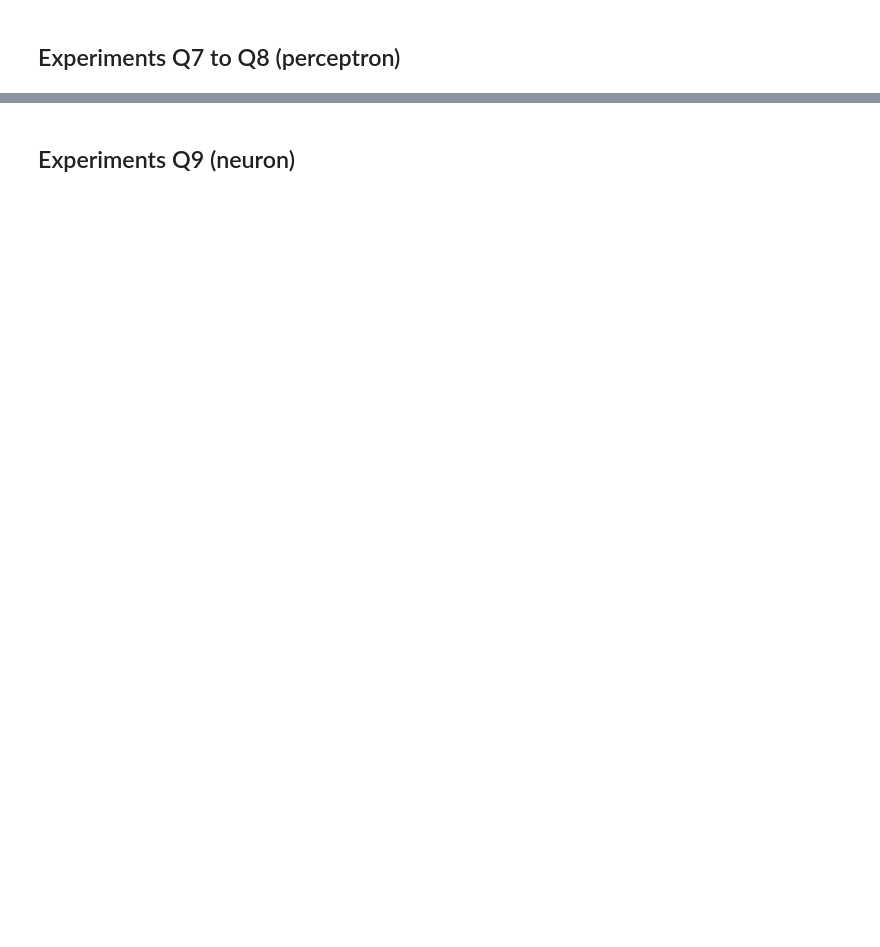
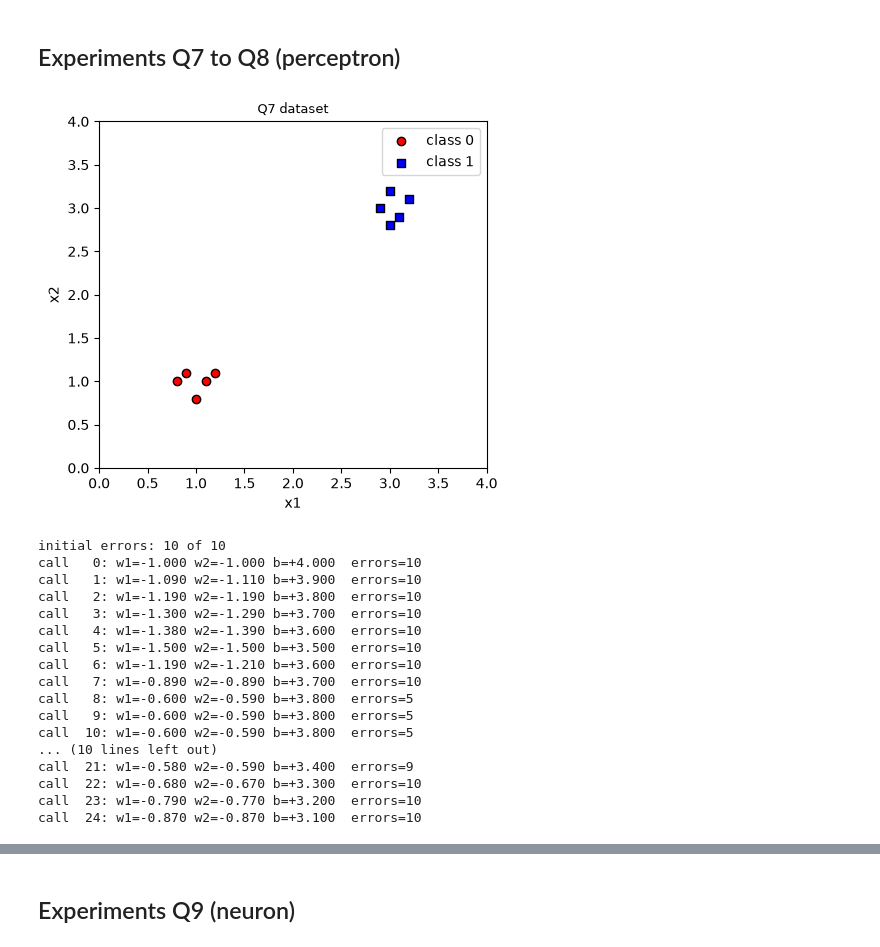
Before and after one commit to JonathanSchwenk/cs6220_HW3, a Jupyter notebook: homework_3.ipynb, the cells around one changed output, grey strips where cells are left out. Saved outputs shown, nothing was run; the diff lists cells and outputs as text; code cells hidden in the pictures; blank space fills up the shorter version.

```diff
--- a/homework_3.ipynb
+++ b/homework_3.ipynb
@@ -9,2 +532,67 @@
 # %% [markdown]
 ## Experiments Q7 to Q8 (perceptron)
+# %%
+# --- Dataset from the assignment: schema (x1, x2, y) ---
+data = [(0.9, 1.1, 0), (1.0, 0.8, 0), (1.1, 1.0, 0), (0.8, 1.0, 0), (1.2, 1.1, 0),
+        (3.1, 2.9, 1), (3.0, 3.2, 1), (2.9, 3.0, 1), (3.2, 3.1, 1), (3.0, 2.8, 1)]
+
+def count_errors(data, w1, w2, b):
+    """Number of misclassified records (same z >= 0 -> class 1 rule as train_perceptron)."""
+    return sum((1 if w1 * x1 + w2 * x2 + b >= 0 else 0) != y for x1, x2, y in data)
+
+def run_perceptron(data, lr, init, epochs):
+    """Call train_perceptron on records one by one. Returns a history of
+    (w1, w2, b, errors on the WHOLE dataset); entry 0 is the initial state,
+    entry i is the state after the i-th call."""
+    w1, w2, b = init
+    history = [(w1, w2, b, count_errors(data, w1, w2, b))]
+    for _ in range(epochs):
+        for record in data:                       # records in the given order
+            w1, w2, b = train_perceptron(record, lr, w1, w2, b)
+            history.append((w1, w2, b, count_errors(data, w1, w2, b)))
+    return history
+
+def plot_boundary(ax, data, w1, w2, b, title):
+    """Scatter the data and draw the line w1*x1 + w2*x2 + b = 0."""
+    pts = np.array([(x1, x2) for x1, x2, _ in data])
+    labels = np.array([y for _, _, y in data])
+    ax.scatter(*pts[labels == 0].T, c="red", marker="o", edgecolor="k", label="class 0")
+    ax.scatter(*pts[labels == 1].T, c="blue", marker="s", edgecolor="k", label="class 1")
+    xx, yy = np.meshgrid(np.linspace(0, 4, 200), np.linspace(0, 4, 200))
+    ax.contour(xx, yy, w1 * xx + w2 * yy + b, levels=[0], colors="green", linewidths=2)
+    ax.set_xlim(0, 4); ax.set_ylim(0, 4)
+    ax.set_xlabel("x1"); ax.set_ylabel("x2"); ax.set_title(title, fontsize=9)
+
+# 1. Scatterplot of the dataset
+fig, ax = plt.subplots(figsize=(5, 4.5))
+plot_boundary(ax, data, 0, 0, 1, "Q7 dataset")   # w=0 -> no line is drawn
+ax.legend()
+plt.show()
+
+# 2. A worst-case start: z = -x1 - x2 + 4 puts class 0 on the "1" side and class 1 on the "0" side
+init = (-1.0, -1.0, 4.0)
+print("initial errors:", count_errors(data, *init), "of", len(data))
+
+# 3. Train, one record per call, error on the full dataset after every call
+history = run_perceptron(data, lr=0.1, init=init, epochs=30)
+for i, (w1, w2, b, err) in enumerate(history[:25]):
+    print(f"call {i:>3}: w1={w1:+.3f} w2={w2:+.3f} b={b:+.3f}  errors={err}")
+# %% [output]
+[figure, added]
+initial errors: 10 of 10
+call   0: w1=-1.000 w2=-1.000 b=+4.000  errors=10
+call   1: w1=-1.090 w2=-1.110 b=+3.900  errors=10
+call   2: w1=-1.190 w2=-1.190 b=+3.800  errors=10
+call   3: w1=-1.300 w2=-1.290 b=+3.700  errors=10
+call   4: w1=-1.380 w2=-1.390 b=+3.600  errors=10
+call   5: w1=-1.500 w2=-1.500 b=+3.500  errors=10
+call   6: w1=-1.190 w2=-1.210 b=+3.600  errors=10
+call   7: w1=-0.890 w2=-0.890 b=+3.700  errors=10
+call   8: w1=-0.600 w2=-0.590 b=+3.800  errors=5
+call   9: w1=-0.600 w2=-0.590 b=+3.800  errors=5
+call  10: w1=-0.600 w2=-0.590 b=+3.800  errors=5
+... (10 lines left out)
+call  21: w1=-0.580 w2=-0.590 b=+3.400  errors=9
+call  22: w1=-0.680 w2=-0.670 b=+3.300  errors=10
+call  23: w1=-0.790 w2=-0.770 b=+3.200  errors=10
+call  24: w1=-0.870 w2=-0.870 b=+3.100  errors=10
```
Also changed, not shown: parts of 29 cells of this notebook, 2 other files.
